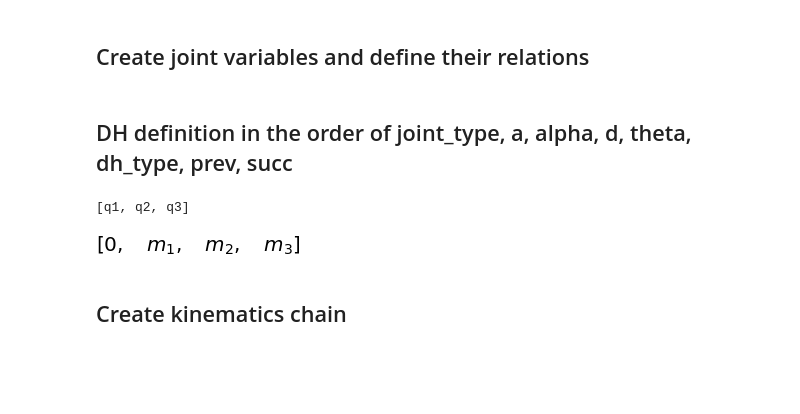
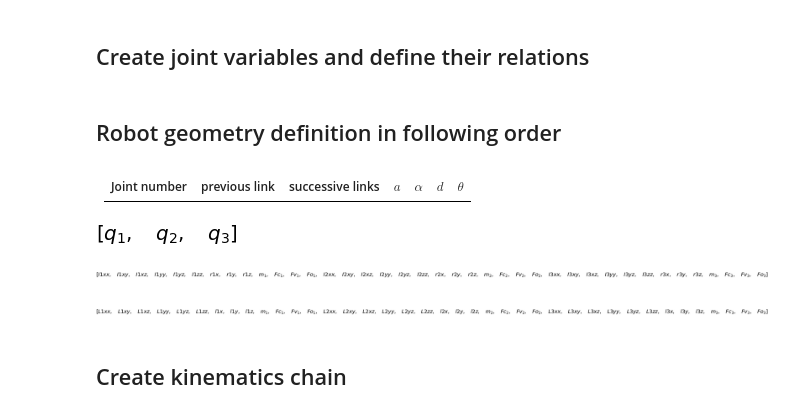
Before and after one commit to WPI-AIM/dvrk_dynamics_identification, a Jupyter notebook: main.ipynb, the cells around one changed output. Saved outputs shown, nothing was run; the diff lists cells and outputs as text; code cells hidden in the pictures; blank space fills up the shorter version.

```diff
--- a/main.ipynb
+++ b/main.ipynb
@@ -48,8 +48,11 @@ q0, q1, q2, q3, q4, q5, q6, q7, q8, q9 = new_sym('q:10')
 # define paralelogram coordinate relation
 # q3 = -q2 + q8
 # q9 = -q8 + q2
-# %% [markdown]
-## DH definition in the order of joint_type, a, alpha, d, theta, dh_type, prev, succ
+# %% [markdown]
+## Robot geometry definition in following order
+# %% [markdown]
+| Joint number | previous link | successive links | $a$ | $\alpha$ | $d$ | $\theta$ |
+|--------------|---------------|------------------|-----|----------|-----|----------|
 # %%
 #robot_def = RobotDef([(0,   -1, [1],    0,      0,              0,          0),
 #                      (1,   0,  [2],    0,      0,              -0.21537,   q1),
@@ -63,13 +66,19 @@ robot_def = RobotDef([(0,   -1, [1],    0,      0,              0,          0),
                       (2,   1,  [3],    0,      -sympy.pi/2,    0,          q2+sympy.pi/2),
                       (3,   2,  [4],    0.279,  0,              0,          q3 + sympy.pi / 2)],
                      dh_convention='mdh',
-                     friction_type=[])
+                     friction_type=['Coulomb', 'viscous', 'offset'])
-# %% [output]
-[q1, q2, q3]
 # %%
-robot_def.m
+robot_def.coordinates
 # %% [output]
-[figure, old version]
+[figure, new version]
+# %%
+robot_def.std_params
+# %% [output]
+[figure, added]
+# %%
+robot_def.bary_params
+# %% [output]
+[figure, added]
 # %% [markdown]
 ## Create kinematics chain
 # %%
```
Also changed, not shown: parts of 9 cells of this notebook, 5 other files.
